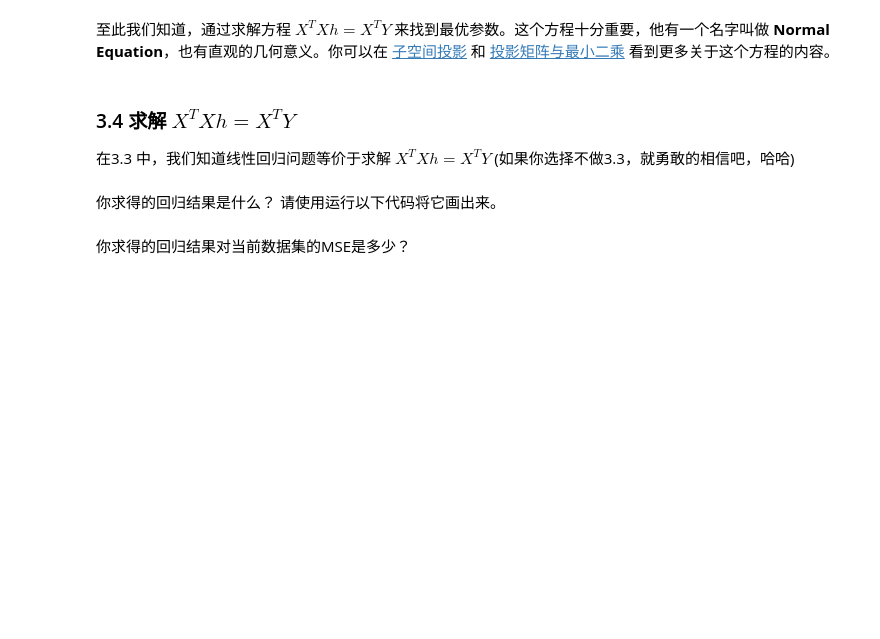
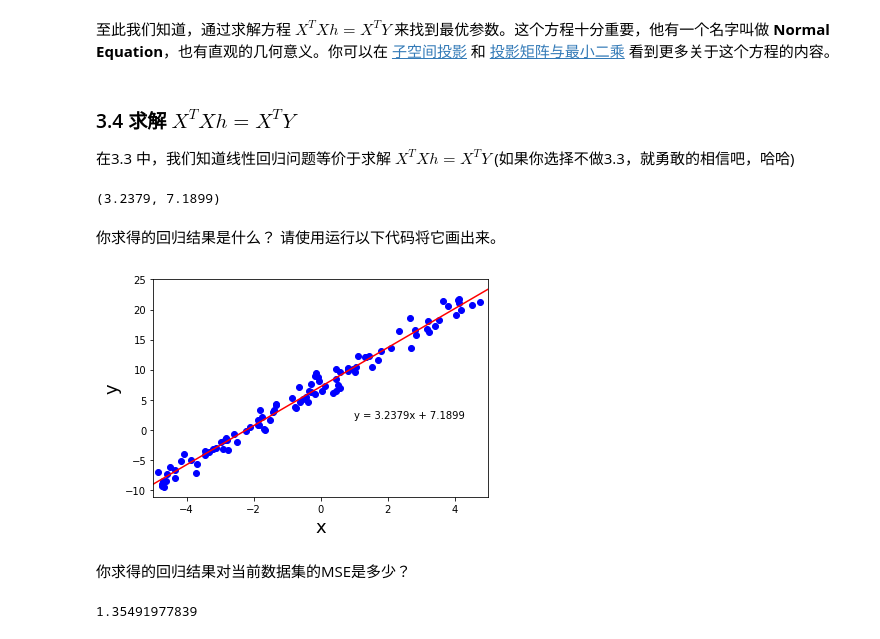
Before and after one commit to DiabloCC/UdacityCourse, a Jupyter notebook: p3/linear_algebra-master/linear_regression_project.ipynb, the cells around one changed output. Cells and saved outputs as stored; diff of their text form; code cells hidden in the pictures; blank space fills up the shorter version.

Commit message:
p1 linear regression complete

```diff
--- a/p3/linear_algebra-master/linear_regression_project.ipynb
+++ b/p3/linear_algebra-master/linear_regression_project.ipynb
@@ -584,24 +714,39 @@ TODO 证明:
 返回：m，b
 '''
 def linearRegression(X,Y):
-    return None,None
+    Xm = [[i,1] for i in X]
+    Ym = [[i] for i in Y]
+    Xt = transpose(Xm)
+    Xt_X = matxMultiply(Xt, Xm)
+    Xt_Y = matxMultiply(Xt, Ym)
+    h = gj_Solve(Xt_X, Xt_Y, decPts=4, epsilon = 1.0e-16)
+    return h[0][0],h[1][0]
 
 m,b = linearRegression(X,Y)
 print(m,b)
+# %% [output]
+(3.2379, 7.1899)
 # %% [markdown]
 你求得的回归结果是什么？
 请使用运行以下代码将它画出来。
 # %%
 # 请不要修改下面的代码
 x1,x2 = -5,5
 y1,y2 = x1*m+b, x2*m+b
 
 plt.xlim((-5,5))
 plt.xlabel('x',fontsize=18)
 plt.ylabel('y',fontsize=18)
 plt.scatter(X,Y,c='b')
-plt.plot((x1,x2),(y1,y2),'r')
+plt.plot((x1,x2),(y1,y2),'r-')
 plt.text(1,2,'y = {m}x + {b}'.format(m=m,b=b))
 plt.show()
+# %% [output]
+[figure, added]
 # %% [markdown]
 你求得的回归结果对当前数据集的MSE是多少？
+# %%
+m,b = linearRegression(X,Y)
+print calculateMSE(X,Y,m,b)
+# %% [output]
+1.35491977839
```
Also changed, not shown: parts of 16 cells of this notebook, 3 other files.
